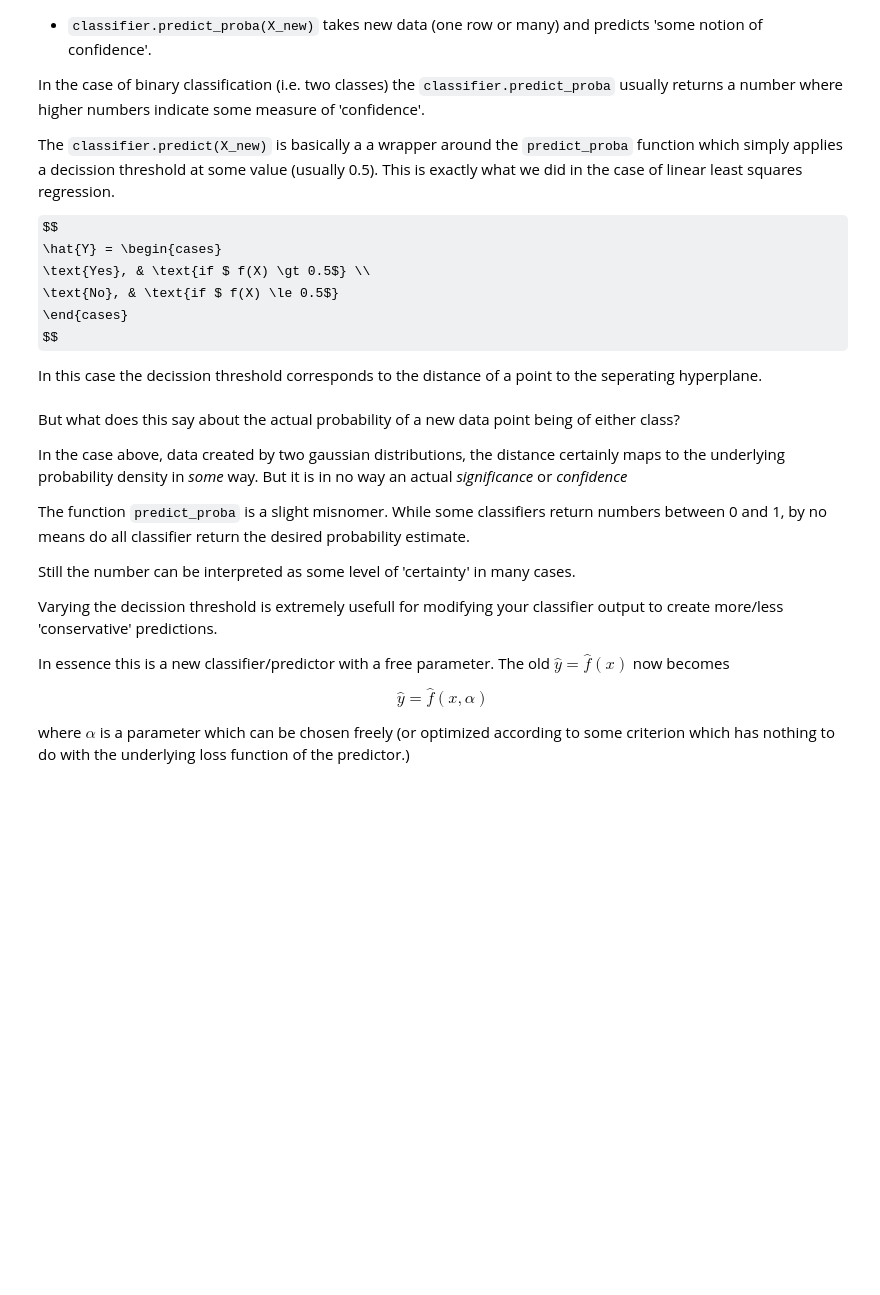
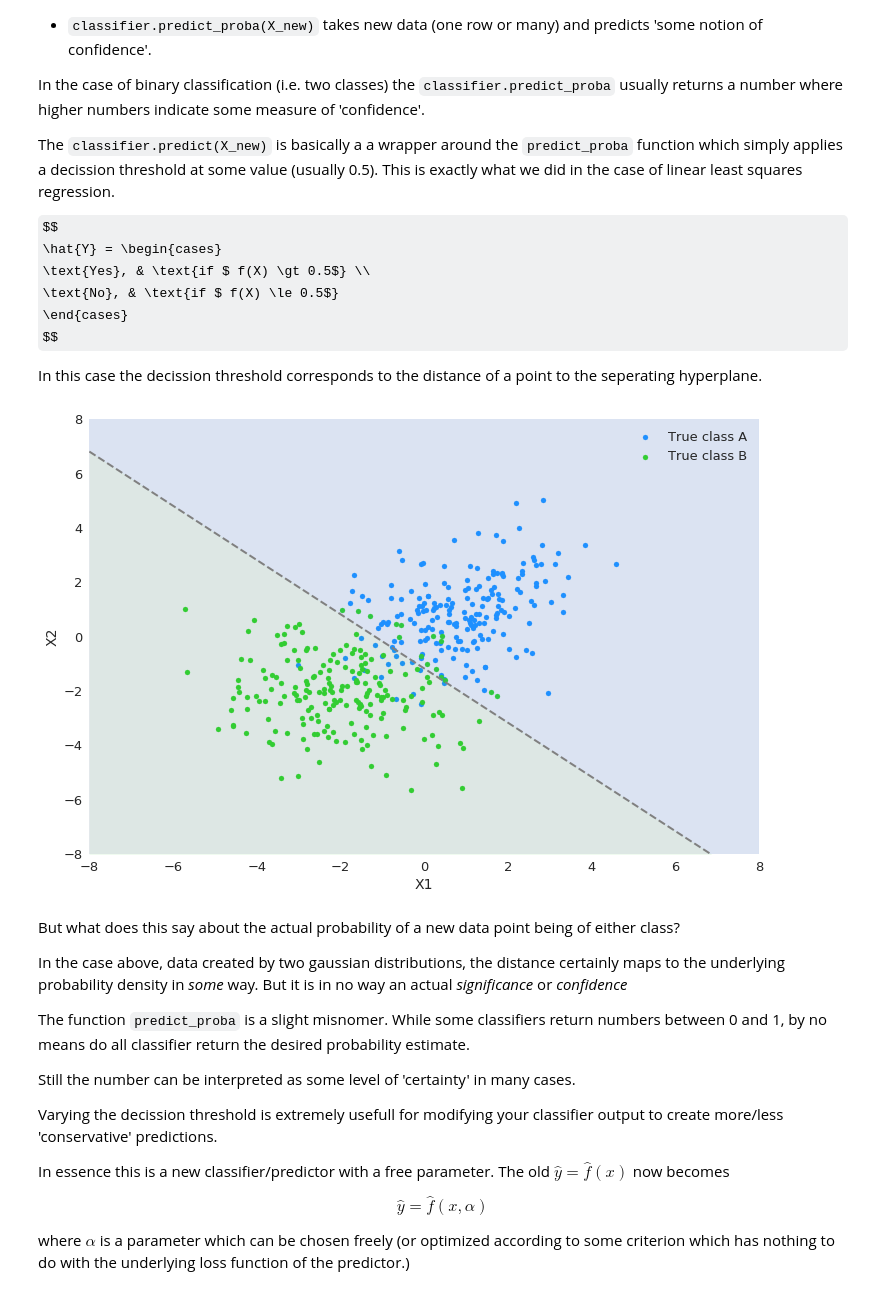
Before and after one commit to ftorradeflot/PythonMasterIFAE, a Jupyter notebook: MachineLearning_messed.ipynb, the cells around one changed output. Drawn from its saved outputs; the diff is of its cells as text; code cells hidden in the pictures; some formulas as TeX source; blank space fills up the shorter version.

```diff
--- a/MachineLearning_messed.ipynb
+++ b/MachineLearning_messed.ipynb
@@ -1186,3 +1170,44 @@ In this case the decission threshold corresponds to the distance of a point to t
+# %%
+import matplotlib.pyplot as plt
+import numpy as np
+from sklearn import linear_model
+np.random.seed(1234)
+# create two gaussians
+A = np.random.multivariate_normal(mean=[1, 1], cov=[[2, 1], [1, 2]], size=200)
+B = np.random.multivariate_normal(mean=[-2, -2], cov=[[2, 0], [0, 2]], size=200)
+
+# get them into proper matrix form
+X = np.vstack([A, B])
+Y = np.hstack([np.zeros(len(A)), np.ones(len(B))])
+
+# train the linear regressor and save the coefficents
+reg = linear_model.LinearRegression()
+reg.fit(X, Y)
+b_1, b_2 = reg.coef_
+b_0 = reg.intercept_
+
+# solve the function y = b_0 + b_1*X_1 + b_2 * X_2 for X2
+x1s = np.linspace(-8, 8)
+x2s = (0.5 - b_0 - b_1 * x1s) / b_2
+
+
+plt.scatter(A[:, 0], A[:, 1], s=25, color='dodgerblue', label='True class A')
+plt.scatter(B[:, 0], B[:, 1], s=25, color='limegreen', label='True class B')
+
+plt.plot(x1s, x2s, color='gray', linestyle='--')
+
+plt.fill_between(x1s, x2s, 10, color='dodgerblue', alpha=0.07)
+plt.fill_between(x1s, x2s, -10, color='limegreen', alpha=0.07)
+plt.grid()
+plt.xlabel('X1')
+plt.ylabel('X2')
+plt.margins(x=0, y=0)
+plt.xlim([-8, 8])
+plt.ylim([-8, 8])
+plt.legend()
+None
+# %% [output]
+[figure, added]
 # %% [markdown]
 But what does this say about the actual probability of a new data point being of either class?
 
```
Also changed, not shown: parts of 13 cells of this notebook.
